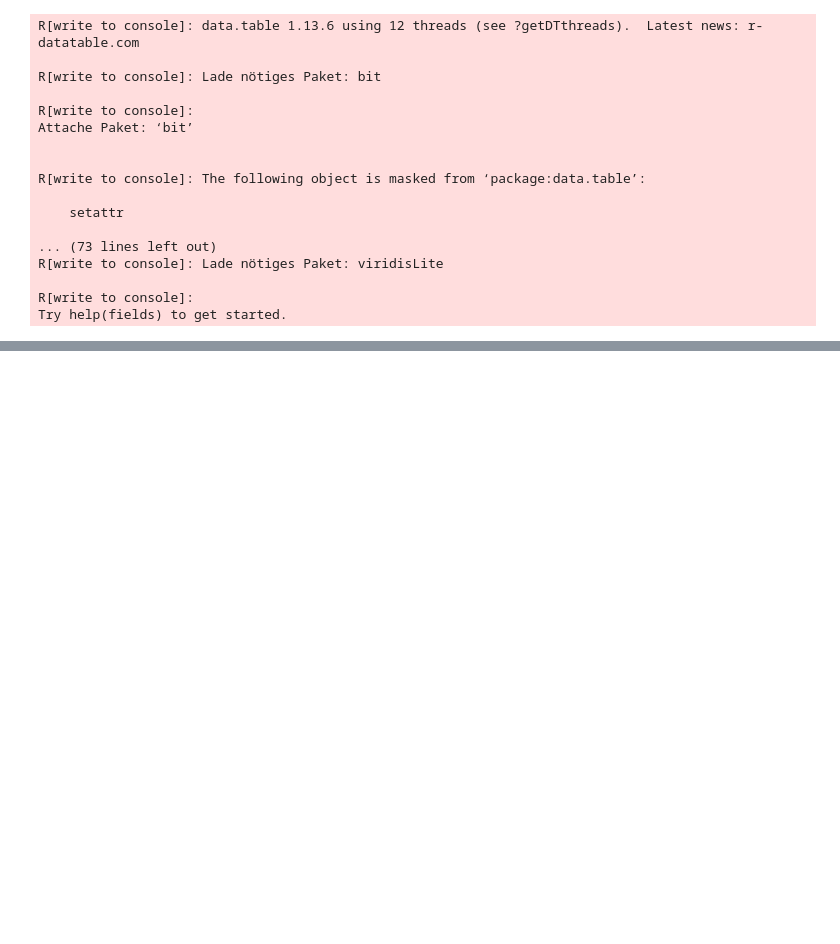
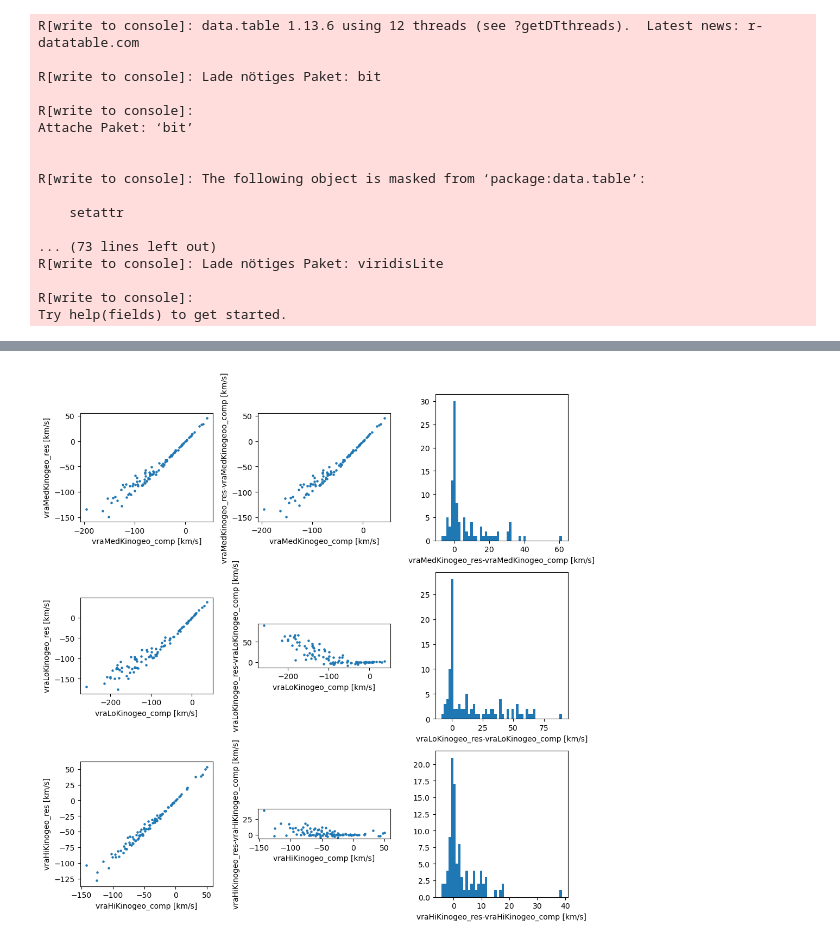
Before and after one commit to ElisaHaas25/Kinegeometric-Distance-Estimation, a Jupyter notebook: test_sampling.ipynb, the cells around one changed output, grey strips where cells are left out. Cells and saved outputs as stored; diff of their text form; code cells hidden in the pictures; blank space fills up the shorter version.

```diff
--- a/test_sampling.ipynb
+++ b/test_sampling.ipynb
@@ -458,0 +1047,60 @@ Cov_rv_dec [kpc km/s]:  1.5974890131215282
+# %%
+# comparison plots for velocity estimation (ra)
+
+fig,ax = plt.subplots(3,3,figsize=(10,10))
+
+# plot  comparison, _res indicates the results from this notebook, _comp indicates comparison data
+
+# vraMedKinogeo
+
+ax[0,0].scatter(comp_data[:,7], results[:,7],s=5)
+ax[0,0].set_ylabel('vraMedKinogeo_res [km/s]')
+ax[0,0].set_xlabel('vraMedKinogeo_comp [km/s]')
+ax[0,0].set_aspect('equal')
+
+ax[0,1].scatter(comp_data[:,7], results[:,7]-comp_data[:,7]/1e3,s=5)
+ax[0,1].set_ylabel('vraMedKinogeo_res-vraMedKinogeoo_comp [km/s]')
+ax[0,1].set_xlabel('vraMedKinogeo_comp [km/s]')
+ax[0,1].set_aspect('equal')
+
+ax[0,2].hist(results[:,7]-comp_data[:,7],bins=50)
+ax[0,2].set_xlabel('vraMedKinogeo_res-vraMedKinogeo_comp [km/s]')
+
+
+
+# vraLoKinogeo
+
+ax[1,0].scatter(comp_data[:,8],results[:,8],s=5)
+ax[1,0].set_ylabel('vraLoKinogeo_res [km/s]')
+ax[1,0].set_xlabel('vraLoKinogeo_comp [km/s]')
+ax[1,0].set_aspect('equal')
+
+ax[1,1].scatter(comp_data[:,8], results[:,8]-comp_data[:,8],s=5)
+ax[1,1].set_ylabel('vraLoKinogeo_res-vraLoKinogeo_comp [km/s]')
+ax[1,1].set_xlabel('vraLoKinogeo_comp [km/s]')
+ax[1,1].set_aspect('equal')
+
+ax[1,2].hist(results[:,8]-comp_data[:,8],bins=50)
+ax[1,2].set_xlabel('vraLoKinogeo_res-vraLoKinogeo_comp [km/s]')
+
+
+
+# vraHiKinogeo
+
+ax[2,0].scatter(comp_data[:,9], results[:,9],s=5)
+ax[2,0].set_ylabel('vraHiKinogeo_res [km/s]')
+ax[2,0].set_xlabel('vraHiKinogeo_comp [km/s]')
+ax[2,0].set_aspect('equal')
+
+ax[2,1].scatter(comp_data[:,9], results[:,9]-comp_data[:,9],s=5)
+ax[2,1].set_ylabel('vraHiKinogeo_res-vraHiKinogeo_comp [km/s]')
+ax[2,1].set_xlabel('vraHiKinogeo_comp [km/s]')
+ax[2,1].set_aspect('equal')
+
+ax[2,2].hist(results[:,9]-comp_data[:,9],bins=50)
+ax[2,2].set_xlabel('vraHiKinogeo_res-vraHiKinogeo_comp [km/s]')
+
+
+plt.tight_layout()
+# %% [output]
+[figure, added]
```
Also changed, not shown: parts of 26 cells of this notebook, 1 other file.
